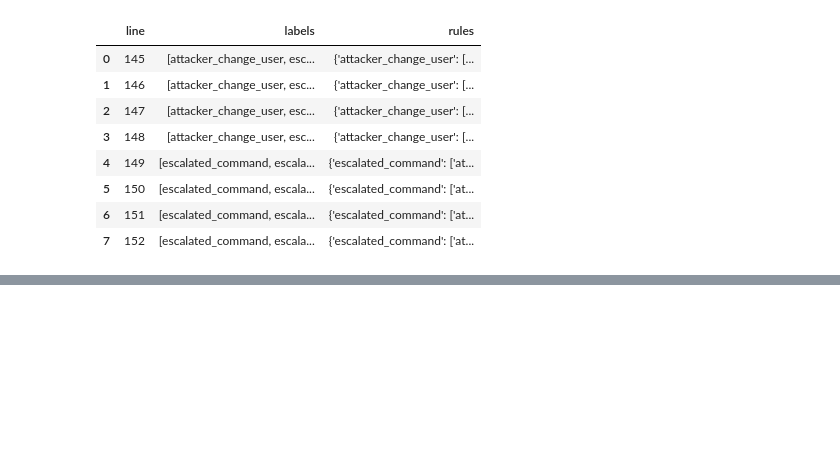
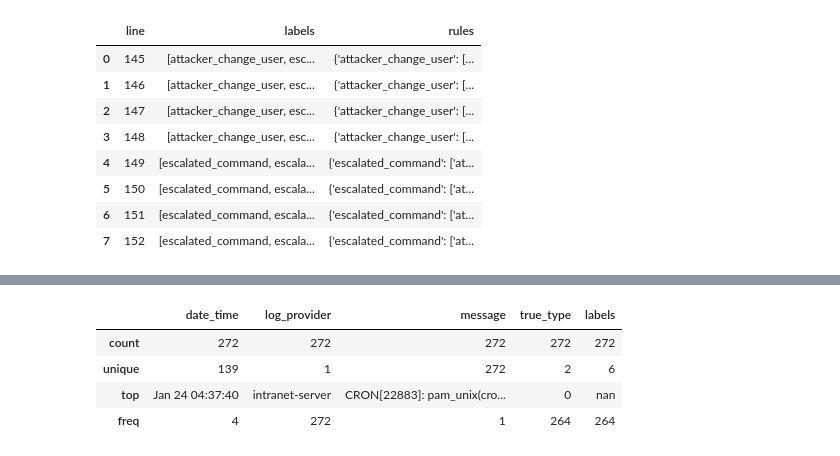
Before and after one commit to SlimTimster/IDSAlertCorrelaction_CySec_MasterThesis, a Jupyter notebook: alert_aggregation.ipynb, the cells around one changed output, grey strips where cells are left out. Drawn from its saved outputs; the diff is of its cells as text; code cells hidden in the pictures; blank space fills up the shorter version.

```diff
--- a/alert_aggregation.ipynb
+++ b/alert_aggregation.ipynb
@@ -75,0 +101,8 @@ df_auth.iloc[143:153]
+# %%
+df_auth.describe()
+# %% [output]
+|  | date_time | log_provider | message | true_type | labels |
+| count | 272 | 272 | 272 | 272 | 272 |
+| unique | 139 | 1 | 272 | 2 | 6 |
+| top | Jan 24 04:37:40 | intranet-server | CRON[22883]: pam_unix(cro... | 0 | nan |
+| freq | 4 | 272 | 1 | 264 | 264 |
```
Also changed, not shown: parts of 9 cells of this notebook.
